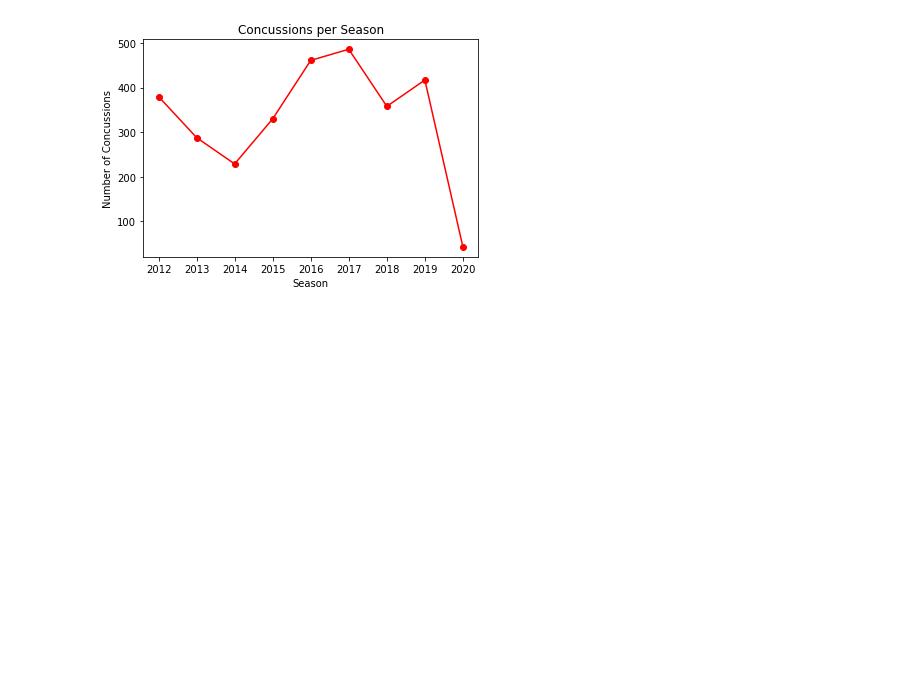
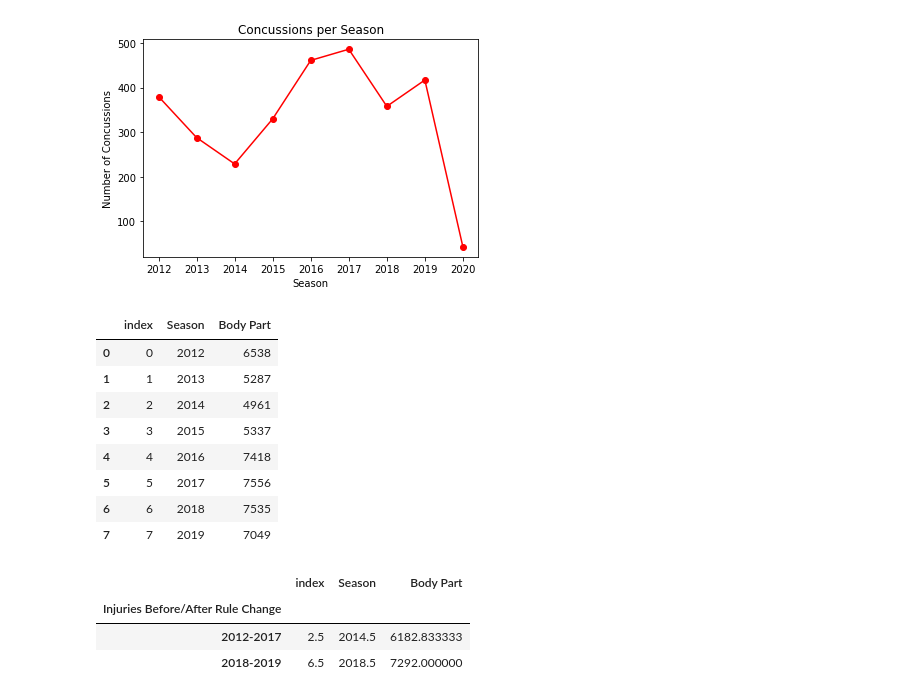
Before and after one commit to trippy64/ConcussionGroupA, a Jupyter notebook: Concussion-kyle.ipynb, the cells around one changed output. Drawn from its saved outputs; the diff is of its cells as text; code cells hidden in the pictures; blank space fills up the shorter version.

```diff
--- a/Concussion-kyle.ipynb
+++ b/Concussion-kyle.ipynb
@@ -127,3 +127,29 @@ plt.savefig("season_concussion_graph.png")
 plt.show()
 # %% [output]
 [figure]
+# %%
+group_seasons_df = group_seasons_df.reset_index()
+group_seasons_df = group_seasons_df[group_seasons_df["Season"] != 2020]
+group_seasons_df
+# %% [output]
+|  | index | Season | Body Part |
+| 0 | 0 | 2012 | 6538 |
+| 1 | 1 | 2013 | 5287 |
+| 2 | 2 | 2014 | 4961 |
+| 3 | 3 | 2015 | 5337 |
+| 4 | 4 | 2016 | 7418 |
+| 5 | 5 | 2017 | 7556 |
+| 6 | 6 | 2018 | 7535 |
+| 7 | 7 | 2019 | 7049 |
+# %%
+bins = [2011, 2017, 2020]
+bin_groups = ["2012-2017", "2018-2019"]
+
+group_seasons_df["Injuries Before/After Rule Change"] = pd.cut(group_seasons_df['Season'], bins, labels=bin_groups)
+rule_change_df = group_seasons_df.groupby('Injuries Before/After Rule Change')
+rule_change_df.mean()
+# %% [output]
+|  | index | Season | Body Part |
+| Injuries Before/After Rule Change |  |  |  |
+| 2012-2017 | 2.5 | 2014.5 | 6182.833333 |
+| 2018-2019 | 6.5 | 2018.5 | 7292.000000 |
```
Also changed, not shown: parts of 2 cells of this notebook.
